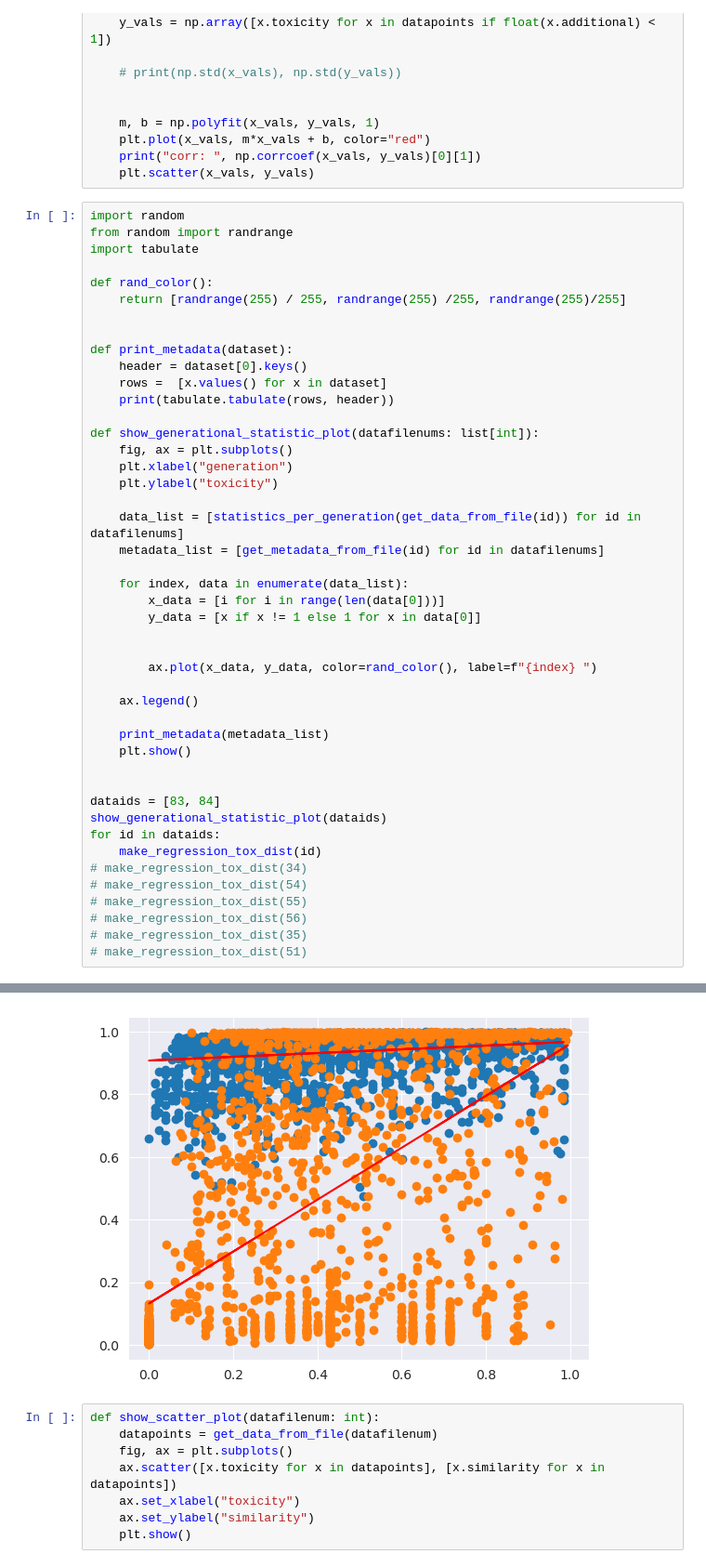
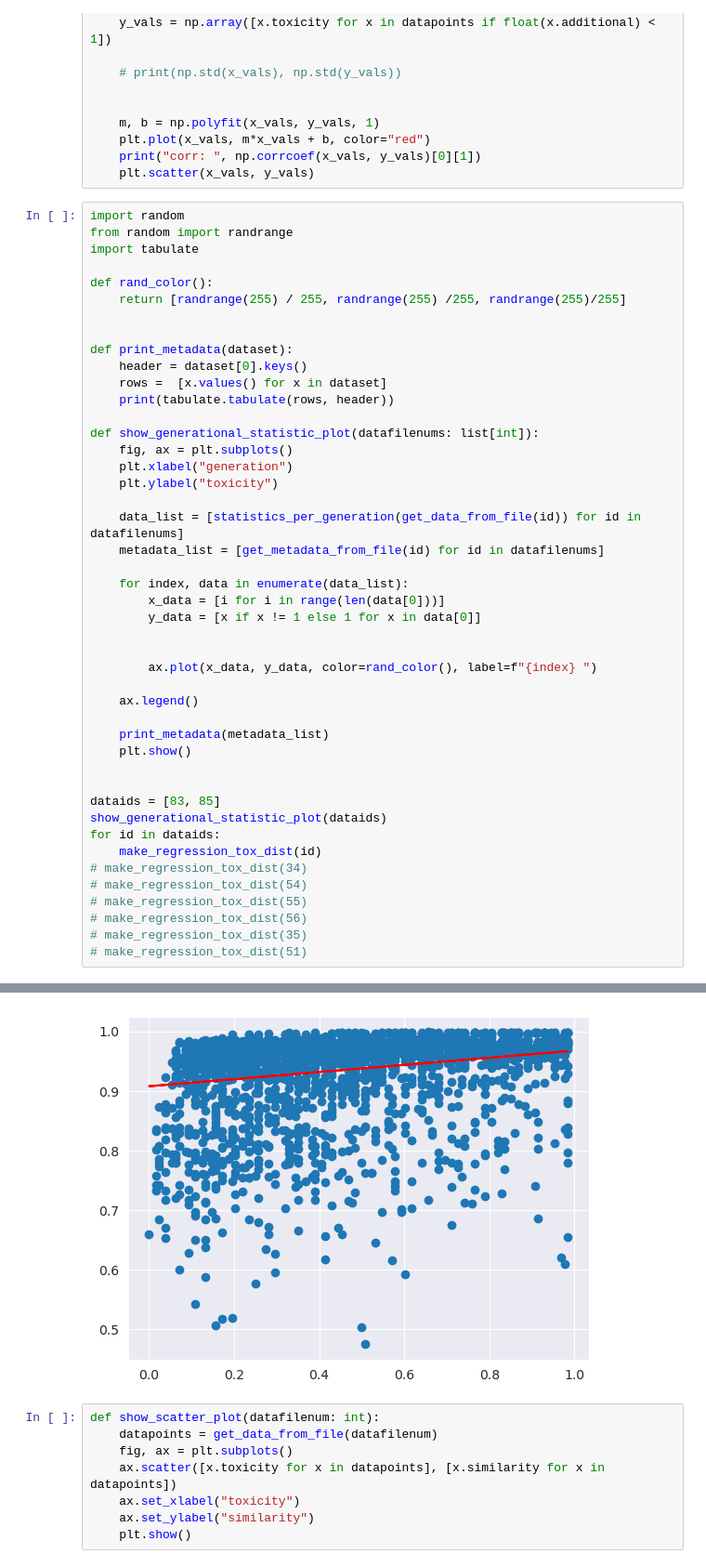
Before and after one commit to rajobasu/FYP, a Jupyter notebook: display/plotterntb.ipynb, the cells around one changed output, grey strips where cells are left out. Shown: that part at 93% size. Cells and saved outputs as stored; diff of their text form.

```diff
--- a/display/plotterntb.ipynb
+++ b/display/plotterntb.ipynb
@@ -99,7 +99,7 @@ def show_generational_statistic_plot(datafilenums: list[int]):
     plt.show()
 
 
-dataids = [83, 84]
+dataids = [83, 85]
 show_generational_statistic_plot(dataids)
 for id in dataids:
     make_regression_tox_dist(id)
@@ -124,4 +126,4 @@ corr:  0.6000388914731105
-[figure, old version]
+[figure, new version]
 # %%
 def show_scatter_plot(datafilenum: int):
     datapoints = get_data_from_file(datafilenum)
```
Also changed, not shown: parts of 2 cells of this notebook, 1 other file.
